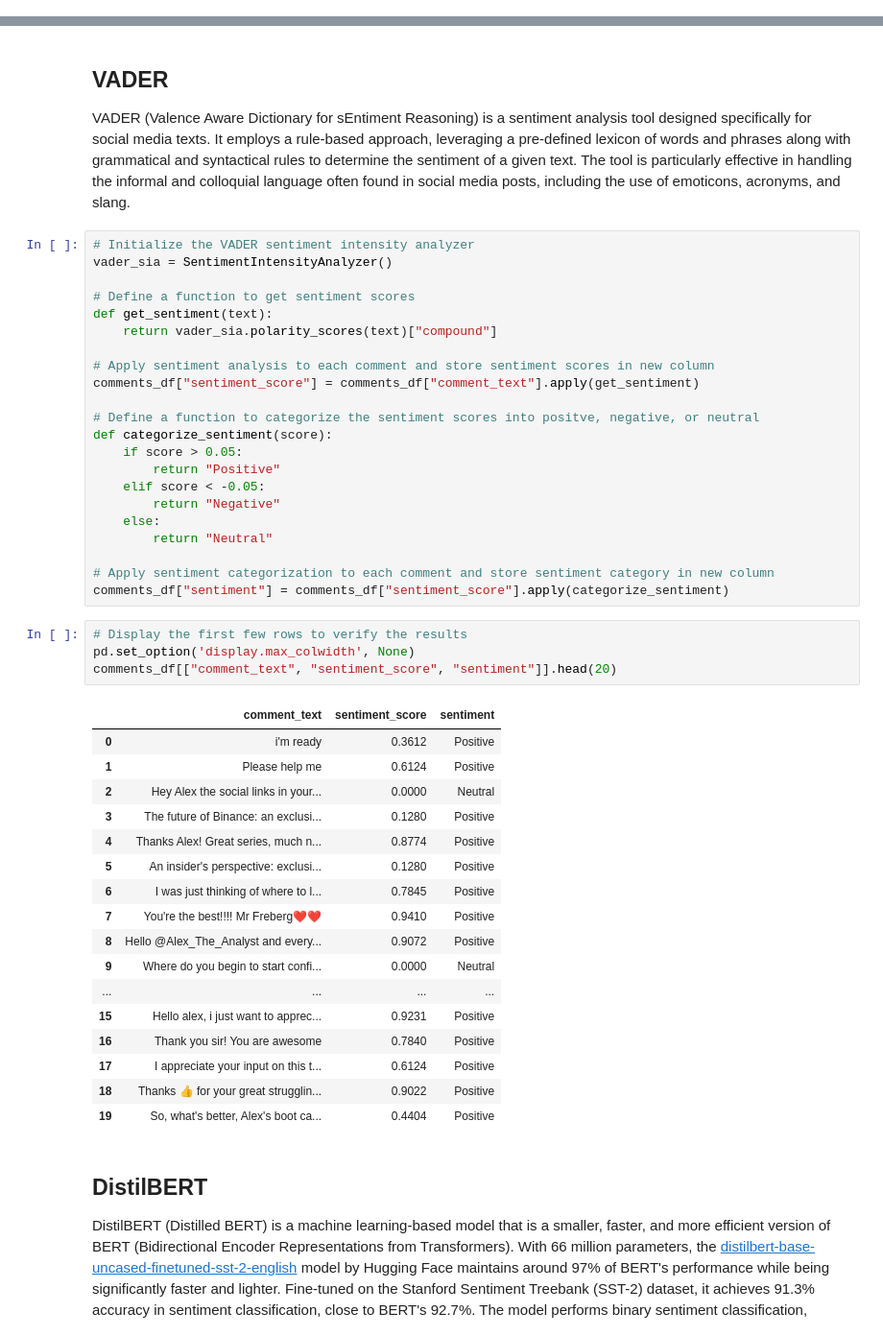
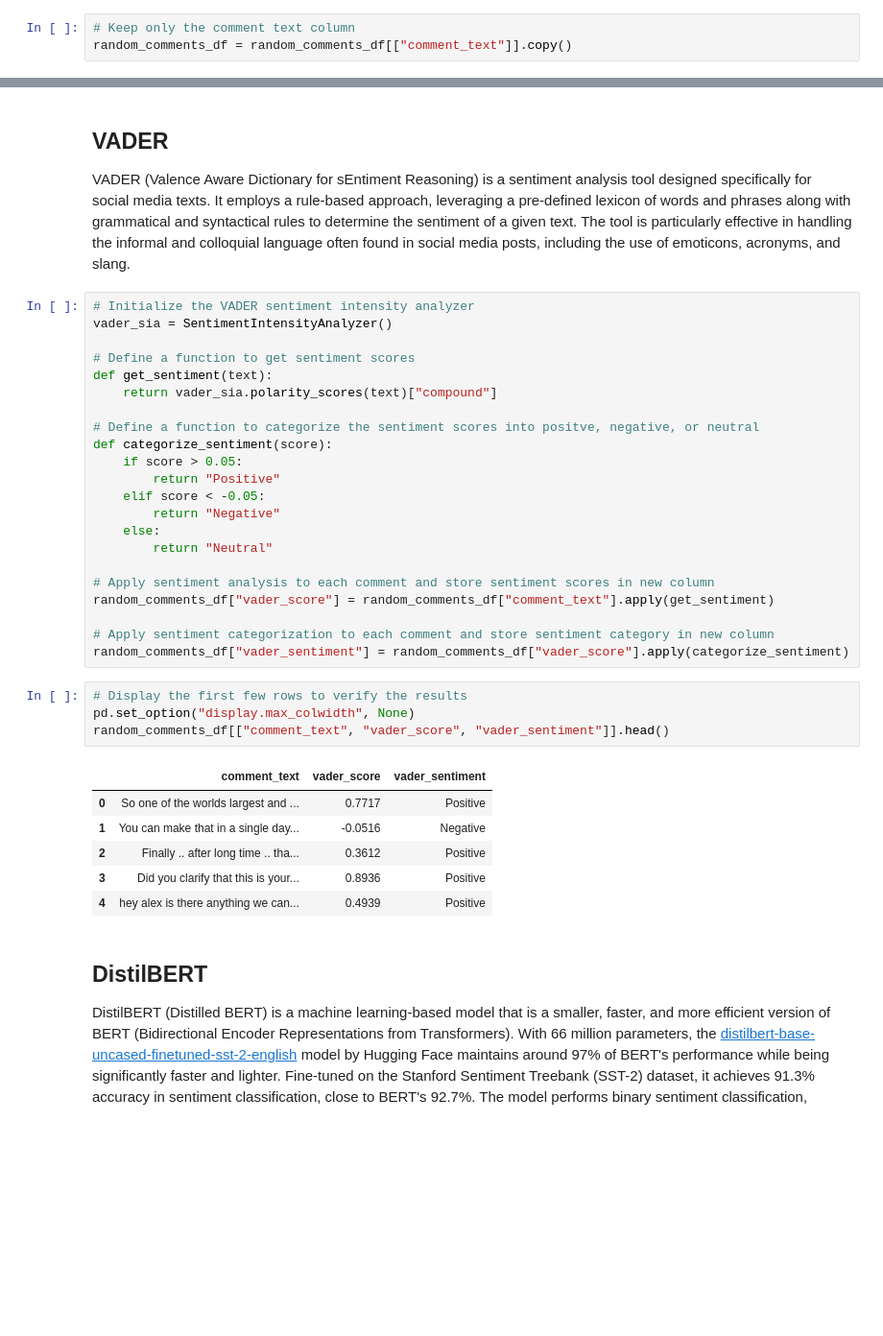
Before and after one commit to JensBender/youtube-channel-analytics, a Jupyter notebook: exploration.ipynb, the cells around one changed output, grey strips where cells are left out. Shown: that part at 96% size. Saved outputs shown, nothing was run; the diff lists cells and outputs as text; blank space fills up the shorter version.

```diff
--- a/exploration.ipynb
+++ b/exploration.ipynb
@@ -414,4 +414,7 @@ finally:
     engine.dispose()
 # %% [output]
 50 random comments successfully fetched from the AWS MySQL database.
+# %%
+# Keep only the comment text column
+random_comments_df = random_comments_df[["comment_text"]].copy()
 # %%
@@ -444,9 +436,6 @@ vader_sia = SentimentIntensityAnalyzer()
 # Define a function to get sentiment scores
 def get_sentiment(text):
     return vader_sia.polarity_scores(text)["compound"]
-
-# Apply sentiment analysis to each comment and store sentiment scores in new column
-comments_df["sentiment_score"] = comments_df["comment_text"].apply(get_sentiment)
 
 # Define a function to categorize the sentiment scores into positve, negative, or neutral
 def categorize_sentiment(score):
@@ -457,30 +446,22 @@ def categorize_sentiment(score):
     else:
         return "Neutral"
 
+# Apply sentiment analysis to each comment and store sentiment scores in new column
+random_comments_df["vader_score"] = random_comments_df["comment_text"].apply(get_sentiment)
+
 # Apply sentiment categorization to each comment and store sentiment category in new column
-comments_df["sentiment"] = comments_df["sentiment_score"].apply(categorize_sentiment)
+random_comments_df["vader_sentiment"] = random_comments_df["vader_score"].apply(categorize_sentiment)
 # %%
 # Display the first few rows to verify the results
-pd.set_option('display.max_colwidth', None)
-comments_df[["comment_text", "sentiment_score", "sentiment"]].head(20)
+pd.set_option("display.max_colwidth", None)
+random_comments_df[["comment_text", "vader_score", "vader_sentiment"]].head()
 # %% [output]
-|  | comment_text | sentiment_score | sentiment |
-| 0 | i'm ready | 0.3612 | Positive |
-| 1 | Please help me | 0.6124 | Positive |
-| 2 | Hey Alex the social links in your... | 0.0000 | Neutral |
-| 3 | The future of Binance: an exclusi... | 0.1280 | Positive |
-| 4 | Thanks Alex! Great series, much n... | 0.8774 | Positive |
-| 5 | An insider's perspective: exclusi... | 0.1280 | Positive |
-| 6 | I was just thinking of where to l... | 0.7845 | Positive |
-| 7 | You're the best!!!! Mr Freberg❤❤ | 0.9410 | Positive |
-| 8 | Hello @Alex_The_Analyst and every... | 0.9072 | Positive |
-| 9 | Where do you begin to start confi... | 0.0000 | Neutral |
-| ... | ... | ... | ... |
-| 15 | Hello alex, i just want to apprec... | 0.9231 | Positive |
-| 16 | Thank you sir! You are awesome | 0.7840 | Positive |
-| 17 | I appreciate your input on this t... | 0.6124 | Positive |
-| 18 | Thanks 👍 for your great strugglin... | 0.9022 | Positive |
-| 19 | So, what's better, Alex's boot ca... | 0.4404 | Positive |
+|  | comment_text | vader_score | vader_sentiment |
+| 0 | So one of the worlds largest and ... | 0.7717 | Positive |
+| 1 | You can make that in a single day... | -0.0516 | Negative |
+| 2 | Finally .. after long time .. tha... | 0.3612 | Positive |
+| 3 | Did you clarify that this is your... | 0.8936 | Positive |
+| 4 | hey alex is there anything we can... | 0.4939 | Positive |
 # %% [markdown]
 ## DistilBERT
 DistilBERT (Distilled BERT) is a machine learning-based model that is a smaller, faster, and more efficient version of BERT (Bidirectional Encoder Representations from Transformers). With 66 million parameters, the [distilbert-base-uncased-finetuned-sst-2-english](https://huggingface.co/distilbert/distilbert-base-uncased-finetuned-sst-2-english) model by Hugging Face maintains around 97% of BERT's performance while being significantly faster and lighter. Fine-tuned on the Stanford Sentiment Treebank (SST-2) dataset, it achieves 91.3% accuracy in sentiment classification, close to BERT's 92.7%. The model performs binary sentiment classification, identifying text as either positive or negative. This model is ideal for sentiment analysis tasks, such as social media monitoring, customer feedback analysis, and brand sentiment tracking, especially on devices with limited computational resources.
```
Also changed, not shown: parts of 1 cell of this notebook.
